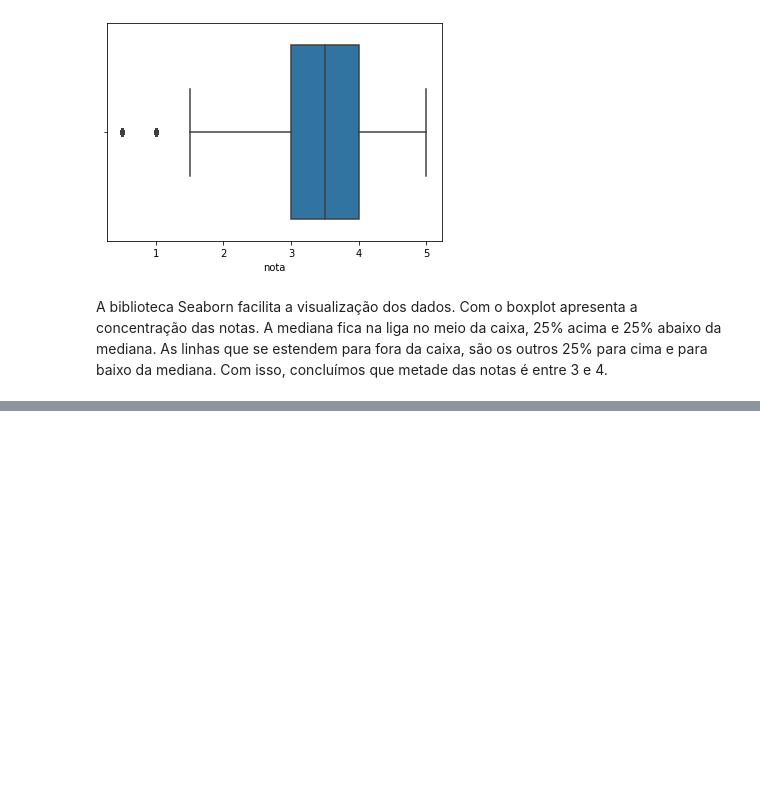
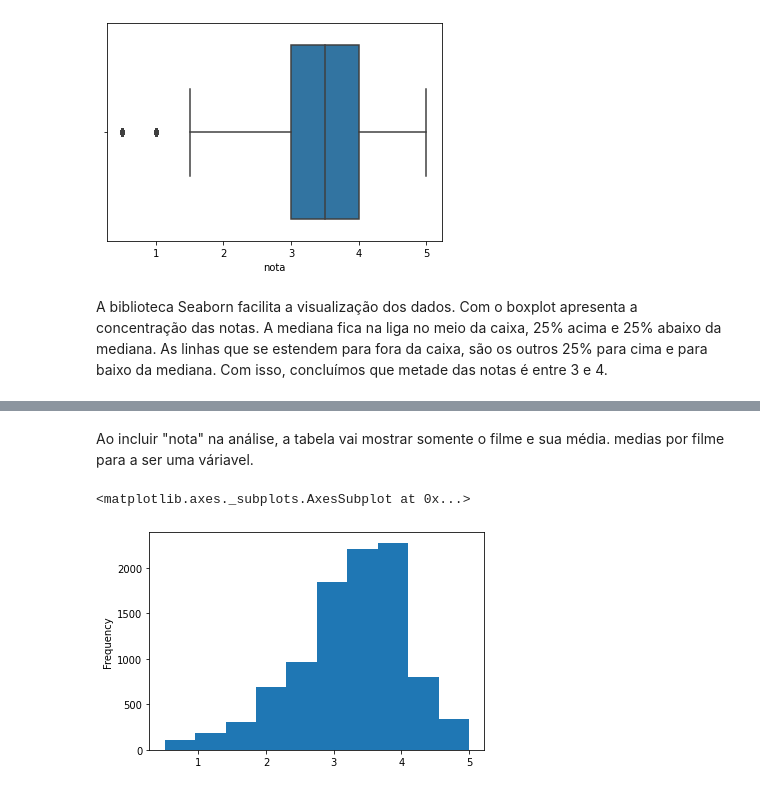
Before and after one commit to KerliS9/Cientista-de-dados, a Jupyter notebook: Introdução_à_Data_Science.ipynb, the cells around one changed output, grey strips where cells are left out. Saved outputs shown, nothing was run; the diff lists cells and outputs as text; code cells hidden in the pictures; blank space fills up the shorter version.

```diff
--- a/Introdução_à_Data_Science.ipynb
+++ b/Introdução_à_Data_Science.ipynb
@@ -109,0 +191,3 @@ Com isso, concluímos que metade das notas é entre 3 e 4.
+# %%
+medias_por_filme = notas.groupby("filmeId").mean().nota
+medias_por_filme.head()
@@ -109,0 +202,8 @@ Com isso, concluímos que metade das notas é entre 3 e 4.
+# %% [markdown]
+Ao incluir "nota" na análise, a tabela vai mostrar somente o filme e sua média.
+medias por filme para a ser uma váriavel.
+# %%
+medias_por_filme.plot(kind='hist')
+# %% [output]
+<matplotlib.axes._subplots.AxesSubplot at 0x...>
+[figure, added]
```
Also changed, not shown: parts of 25 cells of this notebook.
